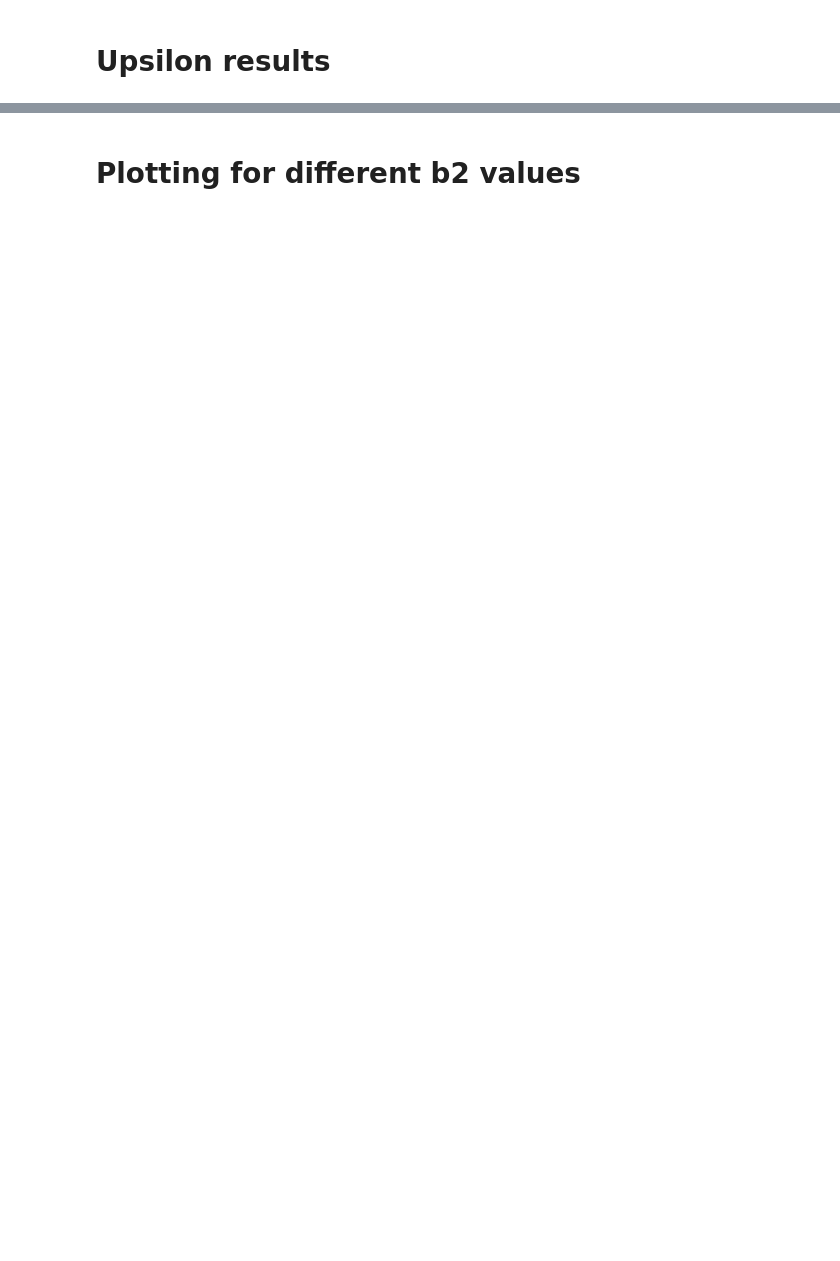
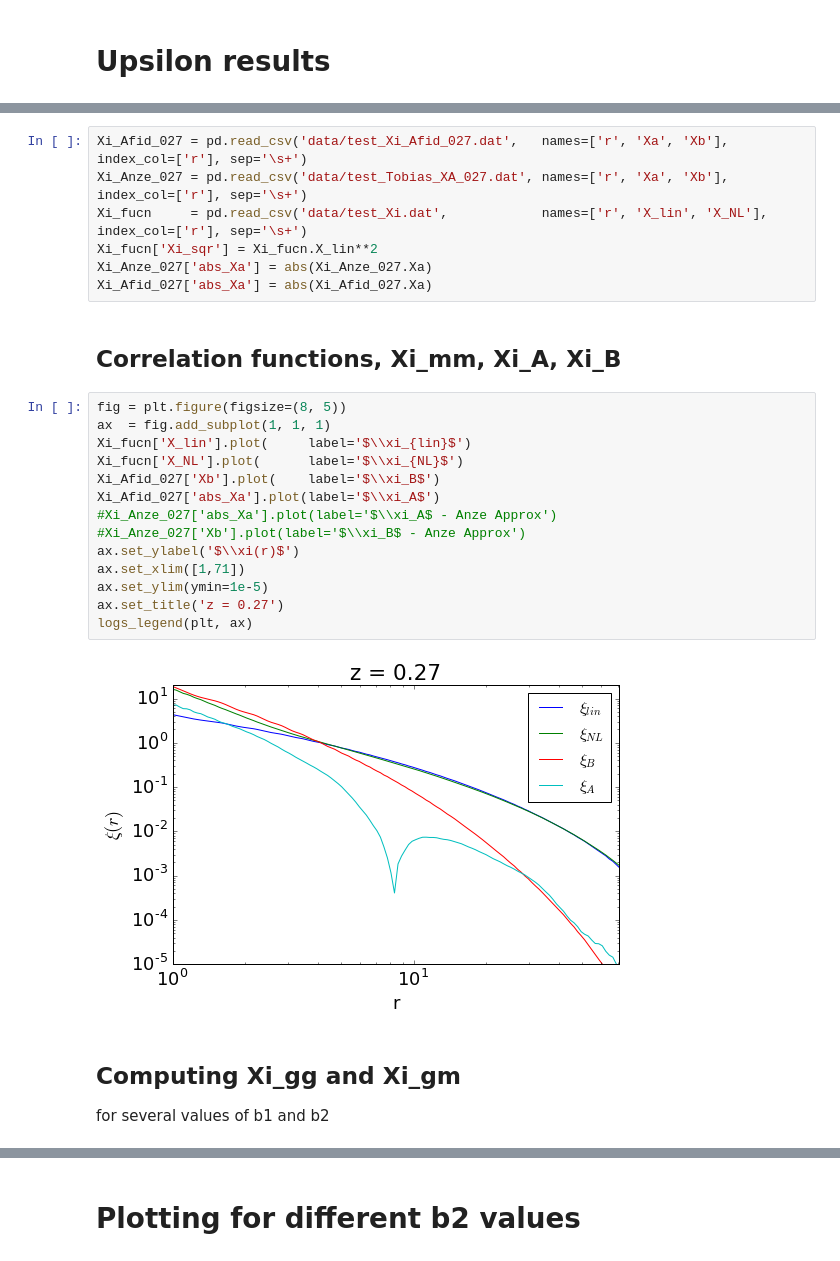
Before and after one commit to ja-vazquez/Upsilon, a Jupyter notebook: Results/plots.ipynb, the cells around one changed output, grey strips where cells are left out. Cells and saved outputs as stored; diff of their text form; blank space fills up the shorter version.

```diff
--- a/Results/plots.ipynb
+++ b/Results/plots.ipynb
@@ -42,0 +80,28 @@ plt.legend(loc= 'best')
+# %%
+Xi_Afid_027 = pd.read_csv('data/test_Xi_Afid_027.dat',   names=['r', 'Xa', 'Xb'], index_col=['r'], sep='\s+')
+Xi_Anze_027 = pd.read_csv('data/test_Tobias_XA_027.dat', names=['r', 'Xa', 'Xb'], index_col=['r'], sep='\s+')
+Xi_fucn     = pd.read_csv('data/test_Xi.dat',            names=['r', 'X_lin', 'X_NL'], index_col=['r'], sep='\s+')
+Xi_fucn['Xi_sqr'] = Xi_fucn.X_lin**2
+Xi_Anze_027['abs_Xa'] = abs(Xi_Anze_027.Xa)
+Xi_Afid_027['abs_Xa'] = abs(Xi_Afid_027.Xa)
+# %% [markdown]
+## Correlation functions, Xi_mm, Xi_A, Xi_B
+# %%
+fig = plt.figure(figsize=(8, 5))
+ax  = fig.add_subplot(1, 1, 1)
+Xi_fucn['X_lin'].plot(     label='$\\xi_{lin}$')
+Xi_fucn['X_NL'].plot(      label='$\\xi_{NL}$')
+Xi_Afid_027['Xb'].plot(    label='$\\xi_B$')
+Xi_Afid_027['abs_Xa'].plot(label='$\\xi_A$')
+#Xi_Anze_027['abs_Xa'].plot(label='$\\xi_A$ - Anze Approx')
+#Xi_Anze_027['Xb'].plot(label='$\\xi_B$ - Anze Approx')
+ax.set_ylabel('$\\xi(r)$')
+ax.set_xlim([1,71])
+ax.set_ylim(ymin=1e-5)
+ax.set_title('z = 0.27')
+logs_legend(plt, ax)
+# %% [output]
+[figure, added]
+# %% [markdown]
+## Computing Xi_gg and Xi_gm
+for several values of b1 and b2
```
Also changed, not shown: parts of 26 cells of this notebook, 26 other files.
